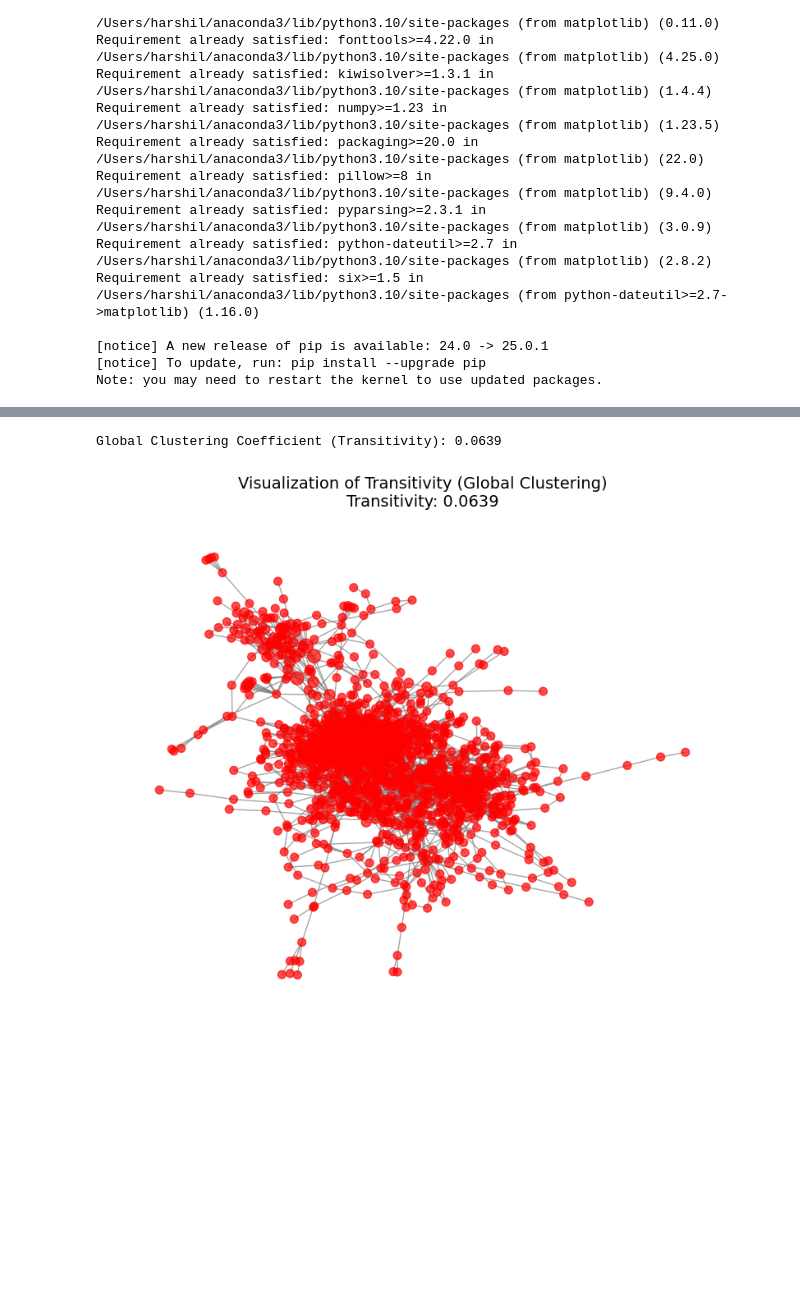
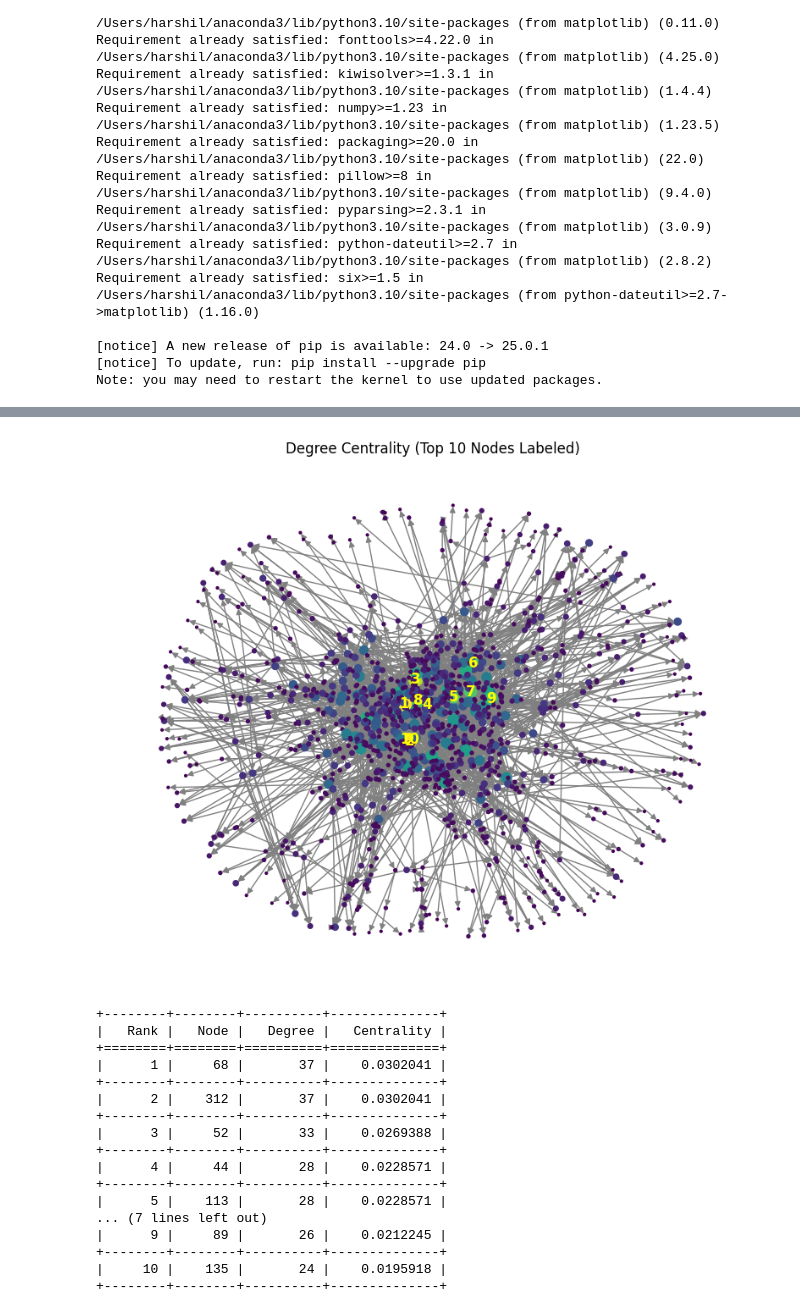
Before and after one commit to Harshil-Kumar/SNA-Project, a Jupyter notebook: SNA - Air Traffic Control/SNA - Air Traffic Control.ipynb, the cells around one changed output, grey strips where cells are left out. Saved outputs shown, nothing was run; the diff lists cells and outputs as text; code cells hidden in the pictures; blank space fills up the shorter version.

```diff
--- a/SNA - Air Traffic Control/SNA - Air Traffic Control.ipynb
+++ b/SNA - Air Traffic Control/SNA - Air Traffic Control.ipynb
@@ -156,23 +137,54 @@ Average Local Clustering Coefficient: 0.0675
-# %%
-# Compute Transitivity (Global Clustering Coefficient)
-transitivity = nx.transitivity(G)
-
-print(f"Global Clustering Coefficient (Transitivity): {transitivity:.4f}")
-
-triangle_counts = nx.triangles(G)
-
-# Normalize triangle counts for visualization
-max_triangles = max(triangle_counts.values()) if triangle_counts else 1
-node_sizes = [50 + (500 * triangle_counts[n] / max_triangles) for n in G.nodes()]
-
-# Draw the network with node size based on triangle participation
-fig, ax = plt.subplots(figsize=(10, 8))  # Create figure and axis explicitly
-pos = nx.spring_layout(G, seed=42)  # Layout for better visualization
-
-nx.draw(G, pos, ax, node_size=node_sizes, node_color="red", alpha=0.7, with_labels=False, edge_color="gray")
-
-plt.title(f"Visualization of Transitivity (Global Clustering)\nTransitivity: {transitivity:.4f}", fontsize=14)
-plt.show()
-# %% [output]
-Global Clustering Coefficient (Transitivity): 0.0639
-[figure, removed]
+# %%
+import networkx as nx
+import matplotlib.pyplot as plt
+import pandas as pd
+from tabulate import tabulate
+
+# Compute degree centrality and degree
+degree_centrality = nx.degree_centrality(G)
+degrees = dict(G.degree())  # Get node degrees
+
+# Get the top 10 nodes by degree centrality
+top_10_nodes = sorted(degree_centrality.items(), key=lambda x: x[1], reverse=True)[:10]
+
+# Convert to tabular format (Node, Degree, Centrality)
+table_data = [(i, node, degrees[node], centrality) for i, (node, centrality) in enumerate(top_10_nodes, start=1)]
+headers = ["Rank", "Node", "Degree", "Centrality"]
+
+# Plot the graph
+fig, ax = plt.subplots(figsize=(10, 8))
+node_sizes = [5000 * degree_centrality[node] for node in G]  # Scale node size
+node_colors = list(degree_centrality.values())  # Node colors based on centrality
+
+# Draw the graph
+nx.draw(G, pos, ax=ax, node_size=node_sizes, node_color=node_colors, cmap=plt.cm.viridis, edge_color="gray")
+
+# Label the top 10 nodes with numbers 1-10
+for i, (node, _) in enumerate(top_10_nodes, start=1):
+    x, y = pos[node]
+    ax.text(x, y, str(i), fontsize=12, fontweight="bold", ha="center", va="center", color="yellow")
+
+plt.title("Degree Centrality (Top 10 Nodes Labeled)")
+plt.show()
+
+# Print the table using tabulate
+print(tabulate(table_data, headers=headers, tablefmt="grid"))
+# %% [output]
+[figure, added]
++--------+--------+----------+--------------+
+|   Rank |   Node |   Degree |   Centrality |
++========+========+==========+==============+
+|      1 |     68 |       37 |    0.0302041 |
++--------+--------+----------+--------------+
+|      2 |    312 |       37 |    0.0302041 |
++--------+--------+----------+--------------+
+|      3 |     52 |       33 |    0.0269388 |
++--------+--------+----------+--------------+
+|      4 |     44 |       28 |    0.0228571 |
++--------+--------+----------+--------------+
+|      5 |    113 |       28 |    0.0228571 |
+... (7 lines left out)
+|      9 |     89 |       26 |    0.0212245 |
++--------+--------+----------+--------------+
+|     10 |    135 |       24 |    0.0195918 |
++--------+--------+----------+--------------+
```
Also changed, not shown: parts of 12 cells of this notebook.
